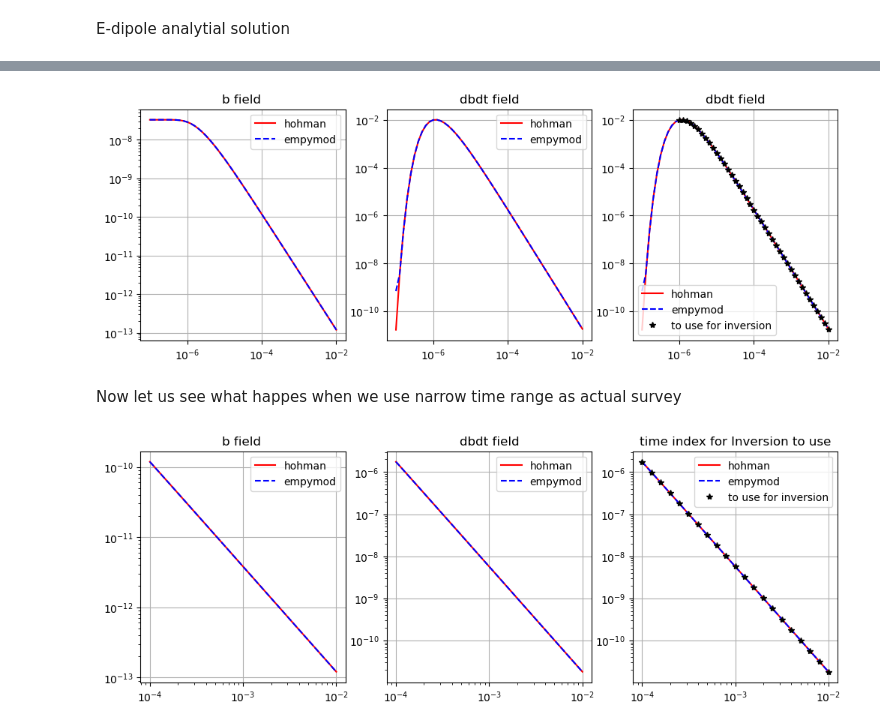
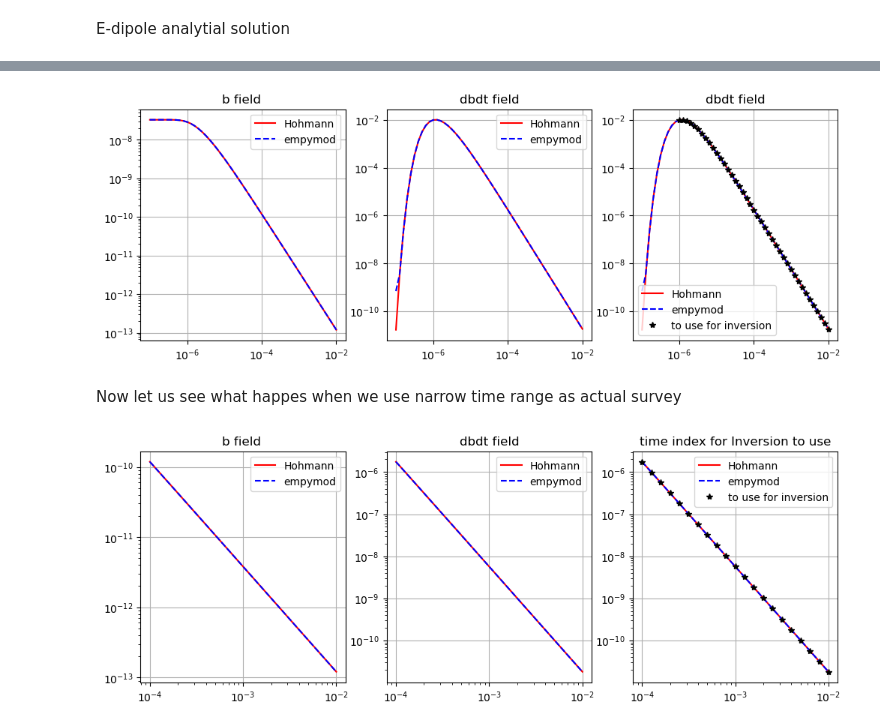
Before and after one commit to MasayukiMotoori/EOSC556B, a Jupyter notebook: Project_EMIP_1D_test.ipynb, the cells around one changed output, grey strips where cells are left out. Drawn from its saved outputs; the diff is of its cells as text; code cells hidden in the pictures.

```diff
--- a/Project_EMIP_1D_test.ipynb
+++ b/Project_EMIP_1D_test.ipynb
@@ -119,30 +119,30 @@ Type:      function
 # %%
 rec2 = np.r_[0, -1.75, 0.]
 sigma = 1/res_sea
-hohman_b_tmp, hohman_dbdt_tmp = tem_edp_whl(sigma,t,mu_0, rec2)
-hohman_b = mu_0*hohman_b_tmp[:,2]
-hohman_dbdt  = mu_0*hohman_dbdt_tmp[:,2]
+hohmann_b_tmp, hohmann_dbdt_tmp = tem_edp_whl(sigma,t,mu_0, rec2)
+hohmann_b = mu_0*hohmann_b_tmp[:,2]
+hohmann_dbdt  = mu_0*hohmann_dbdt_tmp[:,2]
 # %%
 fig ,ax = plt.subplots(1,3,figsize=(12,4))
-ax[0].loglog(t, hohman_b,"r-",label="hohman")
+ax[0].loglog(t, hohmann_b,"r-",label="Hohmann")
 ax[0].loglog(t ,empymod_b,"b--",label="empymod")
 ax[0].set_title("b field ")
 
-ax[1].loglog(t, hohman_dbdt,"r-",label="hohman")
+ax[1].loglog(t, hohmann_dbdt,"r-",label="Hohmann")
 ax[1].loglog(t, empymod_dbdt,"b--",label="empymod")
 ax[1].set_title("dbdt field")
 
 
-ax[2].loglog(t, hohman_dbdt,"r-",label="hohman")
+ax[2].loglog(t, hohmann_dbdt,"r-",label="Hohmann")
 ax[2].loglog(t, empymod_dbdt,"b--",label="empymod")
 ax[2].loglog(t[tindex], empymod_dbdt[tindex],"k*",label="to use for inversion")
 ax[2].set_title("dbdt field")
 
 for a in ax :
     a.grid()
     a.legend()
 # %% [output]
-[figure, old version]
+[figure, new version]
 # %% [markdown]
 Now let us see what happes when we use narrow time range as actual survey
 # %%
@@ -187,15 +185,15 @@ hohman_dbdt  = mu_0*hohman_dbdt_tmp[:,2]
 # %%
 fig ,ax = plt.subplots(1,3,figsize=(12,4))
-ax[0].loglog(t, hohman_b,"r-",label="hohman")
+ax[0].loglog(t, hohmann_b,"r-",label="Hohmann")
 ax[0].loglog(t ,empymod_b,"b--",label="empymod")
 ax[0].set_title("b field ")
 
-ax[1].loglog(t, hohman_dbdt,"r-",label="hohman")
+ax[1].loglog(t, hohmann_dbdt,"r-",label="Hohmann")
 ax[1].loglog(t, empymod_dbdt,"b--",label="empymod")
 ax[1].set_title("dbdt field")
 
 
-ax[2].loglog(t, hohman_dbdt,"r-",label="hohman")
+ax[2].loglog(t, hohmann_dbdt,"r-",label="Hohmann")
 ax[2].loglog(t, empymod_dbdt,"b--",label="empymod")
 ax[2].loglog(t[tindex], empymod_dbdt[tindex],"k*",label="to use for inversion")
 ax[2].set_title("time index for Inversion to use")
@@ -204,4 +202,4 @@ for a in ax :
     a.grid()
     a.legend()
 # %% [output]
-[figure, old version]
+[figure, new version]
```
Also changed, not shown: parts of 13 cells of this notebook.
